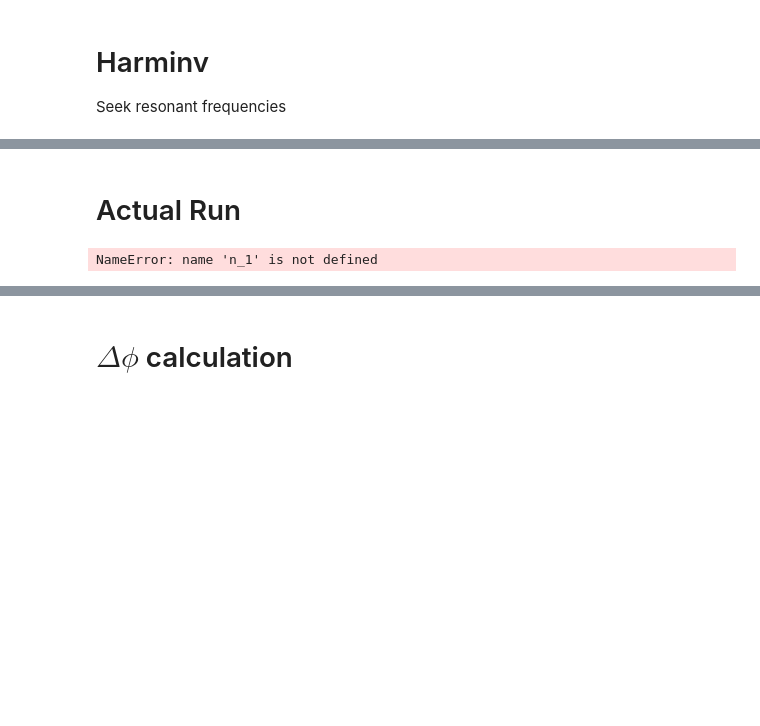
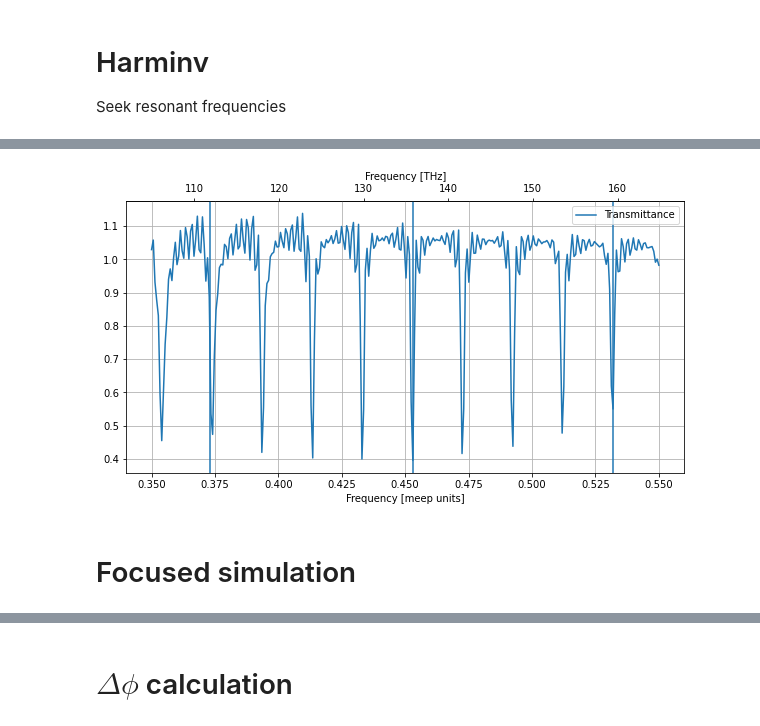
Before and after one commit to leonardocattarin/LabAdvPhotonicsMeep, a Jupyter notebook: Microring_Resonator/Test_Ring_Resonator.ipynb, the cells around one changed output, grey strips where cells are left out. Saved outputs shown, nothing was run; the diff lists cells and outputs as text; code cells hidden in the pictures; blank space fills up the shorter version.

```diff
--- a/Microring_Resonator/Test_Ring_Resonator.ipynb
+++ b/Microring_Resonator/Test_Ring_Resonator.ipynb
@@ -338,36 +344,29 @@ plt.grid()
+# %%
+Tr = np.array(norm_tran_flux)/np.array(norm_inc_flux)
+# %%
+plt.plot(flux_freqs, Tr, label="Transmittance")
+
+plt.xlabel("Frequency [meep units]")
+
+ax = plt.gca()
+
+def MU2THz(x):
+    return x *freq_unit*1e-12
+
+
+def THz2MU(x):
+    return x /(freq_unit*1e-12)
+
+secax = ax.secondary_xaxis('top', functions=(MU2THz, THz2MU))
+secax.set_xlabel('Frequency [THz]')
+
+
+for xc in har_freq:
+    plt.axvline(x=xc)
+
+plt.legend()
+plt.grid()
+# %% [output]
+[figure, added]
 # %%
 sim.reset_meep()
-# %% [markdown]
-# Actual Run
-# %%
-#define geometry
-
-#Background material
-geometry = [mp.Block(mp.Vector3(mp.inf, mp.inf, mp.inf),
-                     center=mp.Vector3(0,0),
-                     material=mp.Medium(index=n_1))]
-
-#Layers Material
-for ii in range(N_layers):
-    geometry.append(mp.Block(mp.Vector3(width_2, mp.inf, mp.inf),
-                     center=mp.Vector3(ii*(width_1+width_2) -bragg_width/2 + width_1 + width_2/2, 0),
-                     material=mp.Medium(index=n_2)))
-
-#define sources
-sources = [mp.Source(mp.GaussianSource(frequency=f_central, fwidth=df*2),
-                     component=mp.Ez,
-                     center=mp.Vector3(source_x, 0),
-                     size=mp.Vector3(0, source_width))]
-
-#define boundary conditions
-pml_layers = [mp.PML(pml_thickness)]
-
-
-#Instance simulation with chosen parameters
-sim = mp.Simulation(cell_size=cell,
-                    boundary_layers=pml_layers,
-                    geometry=geometry,
-                    sources=sources,
-                    resolution=resolution)
-# %% [output]
-NameError: name 'n_1' is not defined
@@ -418,0 +373,2 @@ flux_freqs = np.array(mp.get_flux_freqs(refl))
+# %% [markdown]
+# Focused simulation
```
Also changed, not shown: parts of 24 cells of this notebook, 2 other files.
